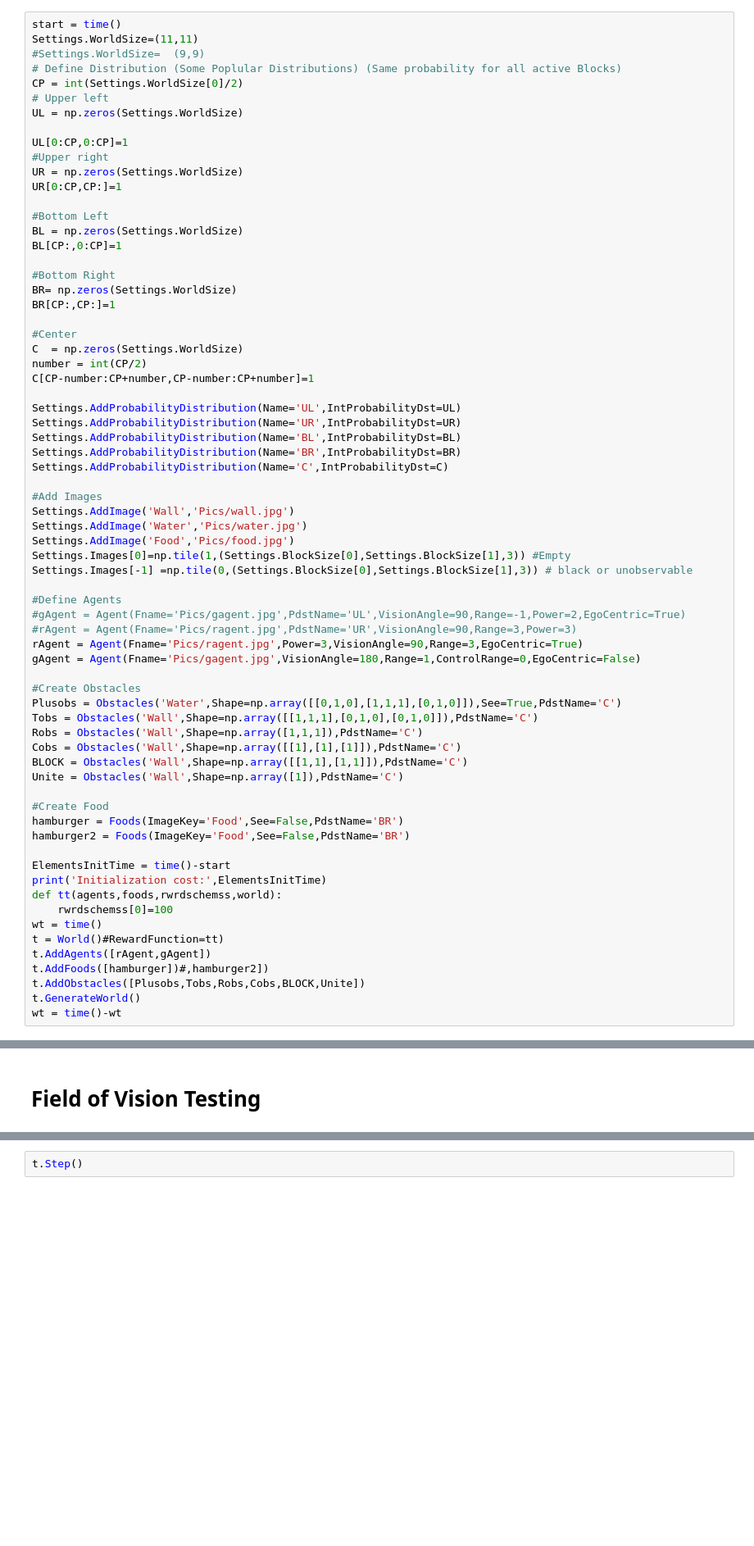
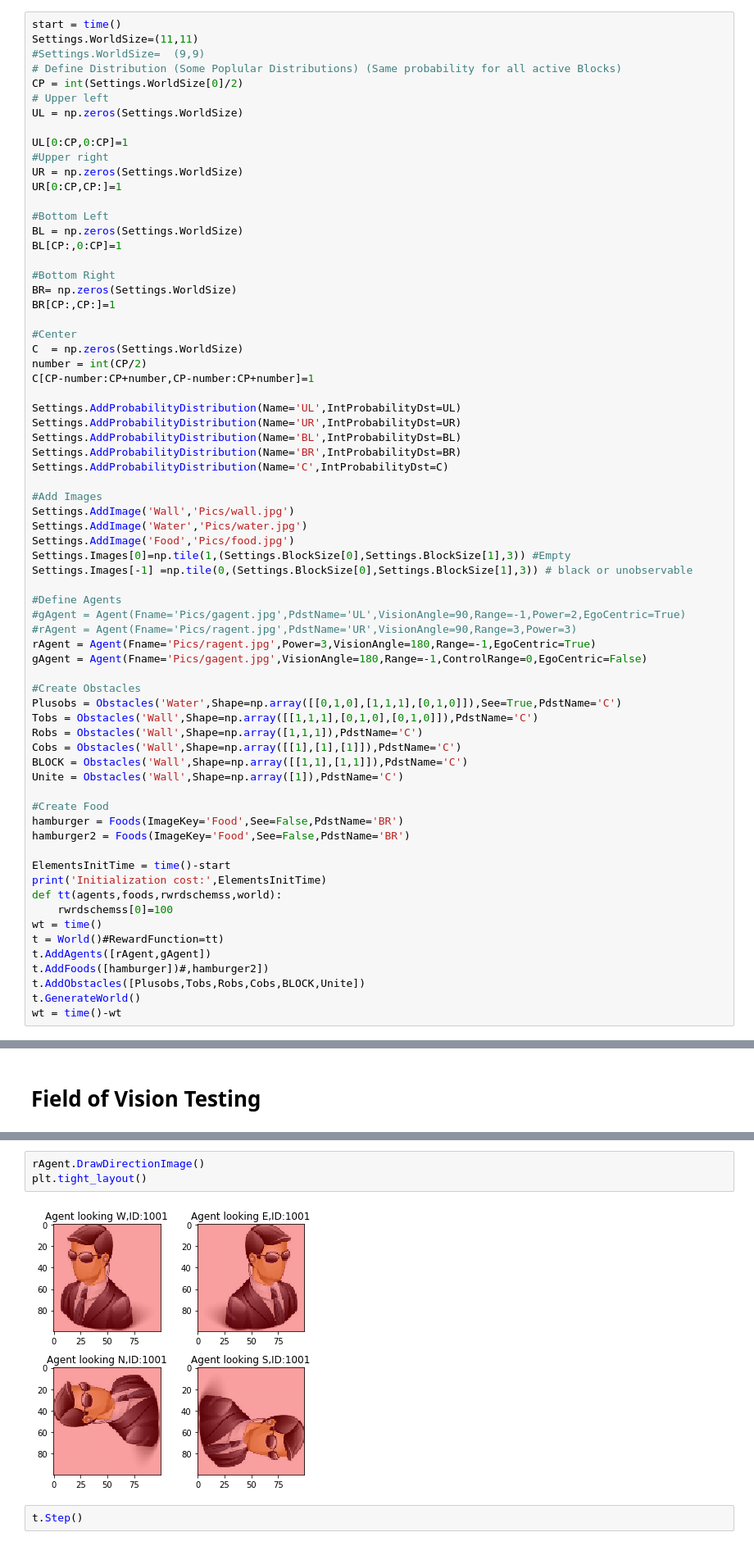
Before and after one commit to aqeel13932/APES_PT, a Jupyter notebook: Tester.ipynb, the cells around one changed output, grey strips where cells are left out. Shown at 82% size. Cells and saved outputs as stored; diff of their text form; blank space fills up the shorter version.

```diff
--- a/Tester.ipynb
+++ b/Tester.ipynb
@@ -55,8 +57,8 @@ Settings.Images[-1] =np.tile(0,(Settings.BlockSize[0],Settings.BlockSize[1],3))
 #Define Agents
 #gAgent = Agent(Fname='Pics/gagent.jpg',PdstName='UL',VisionAngle=90,Range=-1,Power=2,EgoCentric=True)
 #rAgent = Agent(Fname='Pics/ragent.jpg',PdstName='UR',VisionAngle=90,Range=3,Power=3)
-rAgent = Agent(Fname='Pics/ragent.jpg',Power=3,VisionAngle=90,Range=3,EgoCentric=True)
-gAgent = Agent(Fname='Pics/gagent.jpg',VisionAngle=180,Range=1,ControlRange=0,EgoCentric=False)
+rAgent = Agent(Fname='Pics/ragent.jpg',Power=3,VisionAngle=180,Range=-1,EgoCentric=True)
+gAgent = Agent(Fname='Pics/gagent.jpg',VisionAngle=180,Range=-1,ControlRange=0,EgoCentric=False)
 
 #Create Obstacles
 Plusobs = Obstacles('Water',Shape=np.array([[0,1,0],[1,1,1],[0,1,0]]),See=True,PdstName='C')
@@ -189,2 +116,7 @@ def VisualizationTest():
+# %%
+rAgent.DrawDirectionImage()
+plt.tight_layout()
+# %% [output]
+[figure, added]
 # %%
 t.Step()
```
Also changed, not shown: parts of 15 cells of this notebook, 1 other file.
